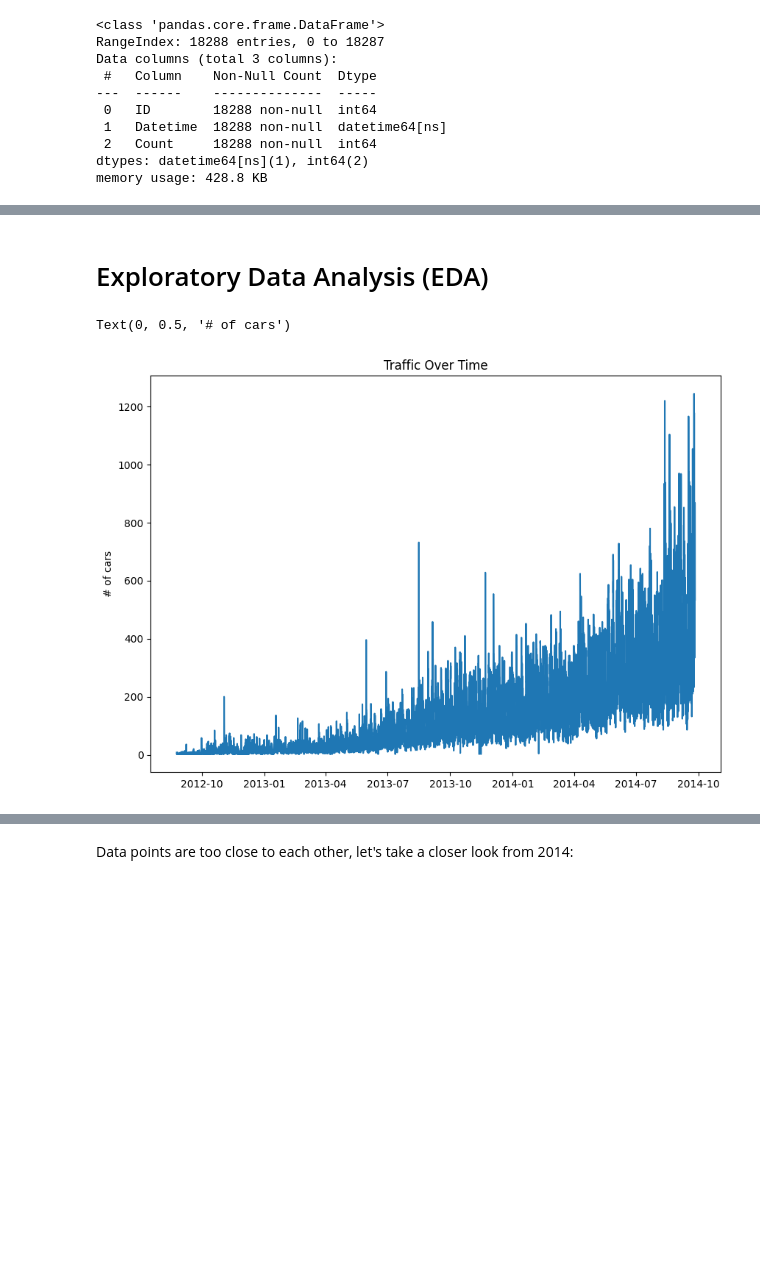
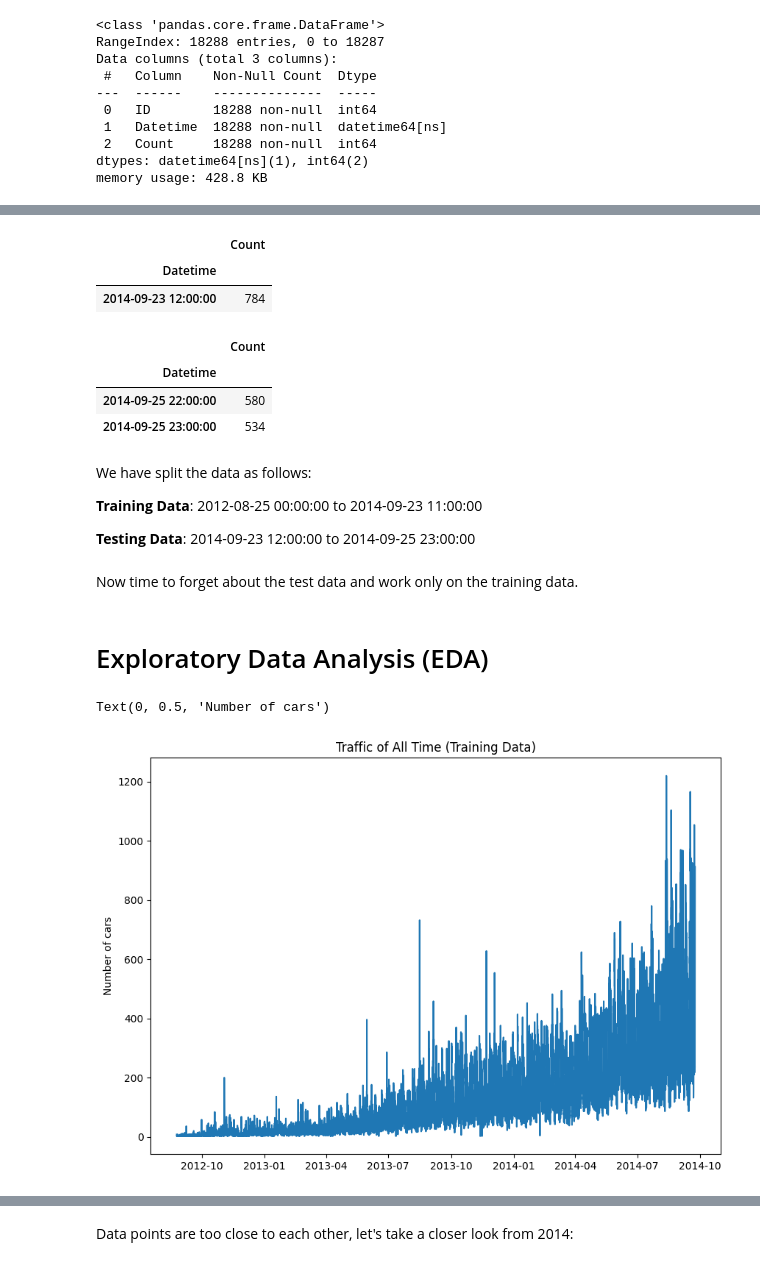
Before and after one commit to rkaushick-neu/traffic-forecasting, a Jupyter notebook: traffic_forecast_1.ipynb, the cells around one changed output, grey strips where cells are left out. Cells and saved outputs as stored; diff of their text form; code cells hidden in the pictures; blank space fills up the shorter version.

```diff
--- a/traffic_forecast_1.ipynb
+++ b/traffic_forecast_1.ipynb
@@ -61,3 +60,10 @@ Data columns (total 3 columns):
  2   Count     18288 non-null  int64
 dtypes: datetime64[ns](1), int64(2)
 memory usage: 428.8 KB
+# %%
+# setting the index of the dataframe to the datetime field
+df.set_index('Datetime', inplace=True)
+
+# removing unnecessary columns
+df = df.drop('ID', axis=1)
+df.head()
@@ -64,10 +105,33 @@ memory usage: 428.8 KB
+# %%
+# we don't want to see the test data, but just to make sure it starts where train ends:
+test.head(1)
+# %% [output]
+|  | Count |
+| Datetime |  |
+| 2014-09-23 12:00:00 | 784 |
+# %%
+# let's see the ending of the test set to see until where we have the data:
+test.tail(2)
+# %% [output]
+|  | Count |
+| Datetime |  |
+| 2014-09-25 22:00:00 | 580 |
+| 2014-09-25 23:00:00 | 534 |
+# %% [markdown]
+We have split the data as follows:
+
+**Training Data**:  2012-08-25 00:00:00 to 2014-09-23 11:00:00
+
+**Testing Data**:   2014-09-23 12:00:00 to 2014-09-25 23:00:00
+# %% [markdown]
+Now time to forget about the test data and work only on the training data.
 # %% [markdown]
 # Exploratory Data Analysis (EDA)
 # %%
 plt.figure(figsize=(10,7))
-plt.plot(df['Datetime'], df['Count'])
-plt.title('Traffic Over Time')
-plt.ylabel('# of cars')
+plt.plot(train.index, train['Count'])
+plt.title('Traffic of All Time (Training Data)')
+plt.ylabel('Number of cars')
 # %% [output]
-Text(0, 0.5, '# of cars')
+Text(0, 0.5, 'Number of cars')
-[figure, old version]
+[figure, new version]
```
Also changed, not shown: parts of 26 cells of this notebook.
